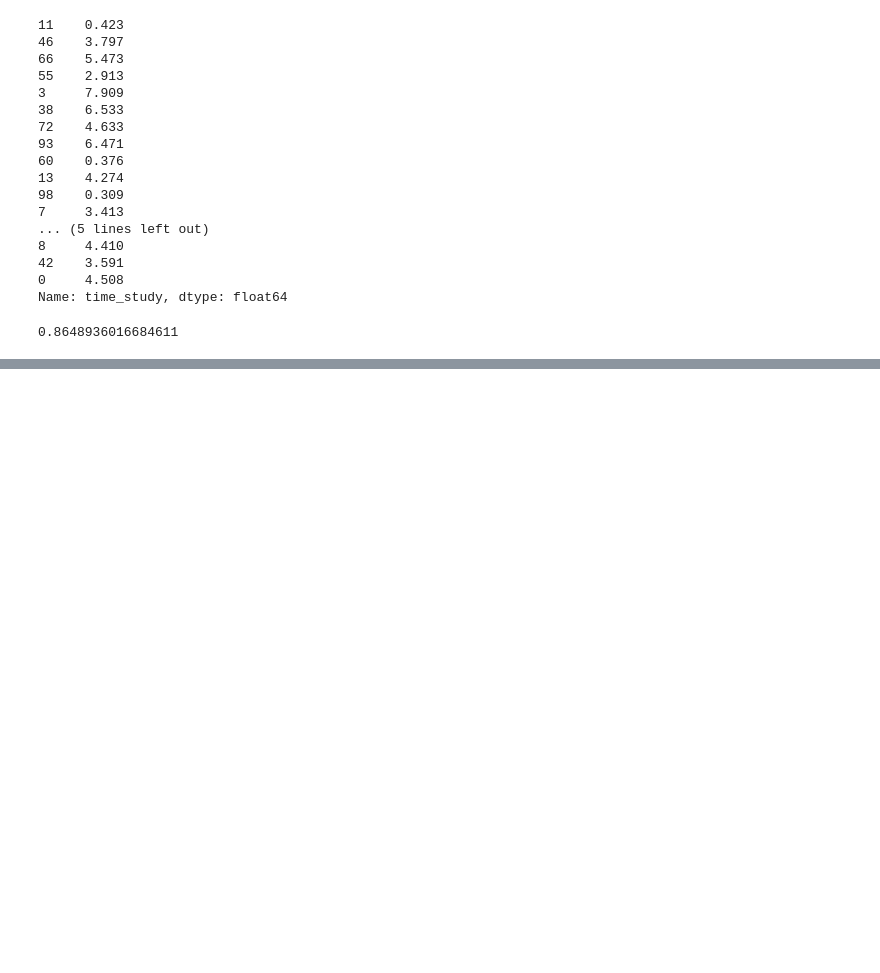
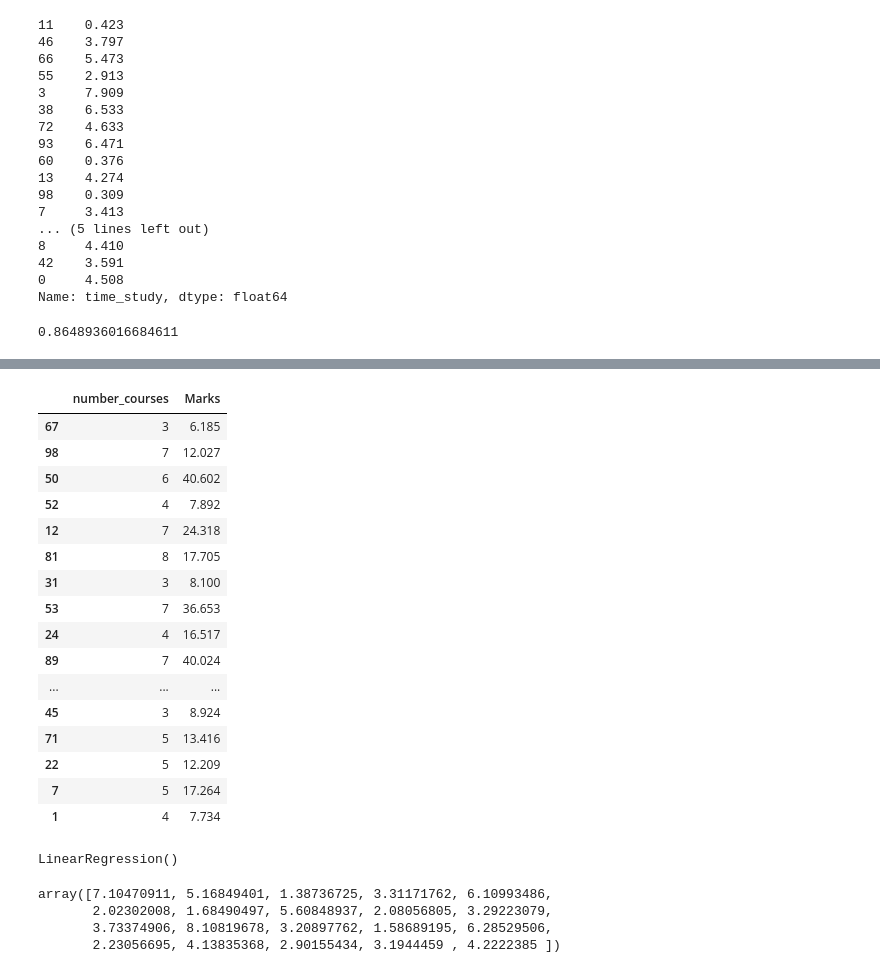
Before and after one commit to PSahithisuma/AIML_AVANTHI_SAHITHI, a Jupyter notebook: Untitled11.ipynb, the cells around one changed output, grey strips where cells are left out. Drawn from its saved outputs; the diff is of its cells as text; code cells hidden in the pictures; blank space fills up the shorter version.

```diff
--- a/Untitled11.ipynb
+++ b/Untitled11.ipynb
@@ -206,0 +237,37 @@ model.score(X_test,y_test)
+# %%
+from sklearn.model_selection import train_test_split
+X_train,X_test,y_train,y_test=train_test_split(X,y,test_size=0.2)
+# %%
+X_test
+# %% [output]
+|  | number_courses | Marks |
+| 67 | 3 | 6.185 |
+| 98 | 7 | 12.027 |
+| 50 | 6 | 40.602 |
+| 52 | 4 | 7.892 |
+| 12 | 7 | 24.318 |
+| 81 | 8 | 17.705 |
+| 31 | 3 | 8.100 |
+| 53 | 7 | 36.653 |
+| 24 | 4 | 16.517 |
+| 89 | 7 | 40.024 |
+| ... | ... | ... |
+| 45 | 3 | 8.924 |
+| 71 | 5 | 13.416 |
+| 22 | 5 | 12.209 |
+| 7 | 5 | 17.264 |
+| 1 | 4 | 7.734 |
+# %%
+from sklearn.linear_model import LinearRegression
+model=LinearRegression()
+model.fit(X_train,y_train)
+# %% [output]
+LinearRegression()
+# %%
+y_pred=model.predict(X_test)
+y_pred
+# %% [output]
+array([7.10470911, 5.16849401, 1.38736725, 3.31171762, 6.10993486,
+       2.02302008, 1.68490497, 5.60848937, 2.08056805, 3.29223079,
+       3.73374906, 8.10819678, 3.20897762, 1.58689195, 6.28529506,
+       2.23056695, 4.13835368, 2.90155434, 3.1944459 , 4.2222385 ])
```
Also changed, not shown: parts of 8 cells of this notebook.
